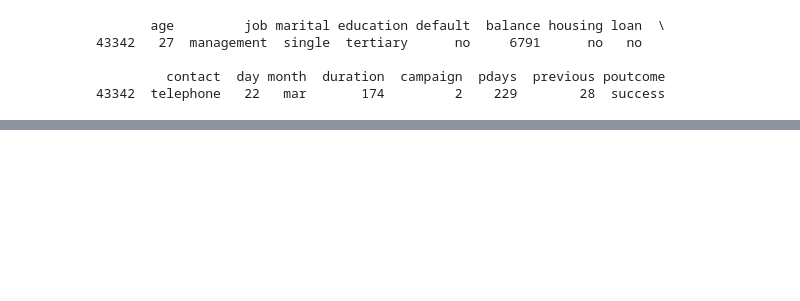
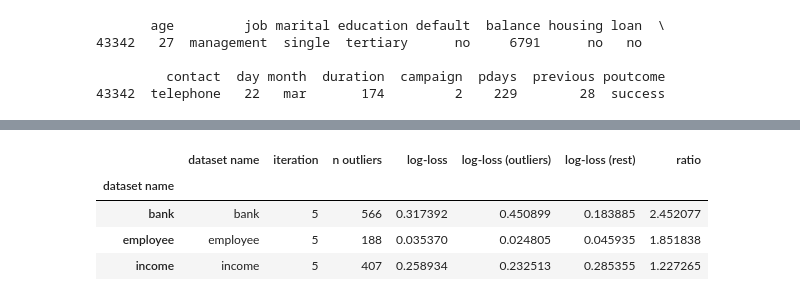
Before and after one commit to cagBRT/Data, a Jupyter notebook: 5b_Outliers_Detection.ipynb, the cells around one changed output, grey strips where cells are left out. Saved outputs shown, nothing was run; the diff lists cells and outputs as text; code cells hidden in the pictures; blank space fills up the shorter version.

```diff
--- a/5b_Outliers_Detection.ipynb
+++ b/5b_Outliers_Detection.ipynb
@@ -577,7 +608,14 @@ for dataset_name in tqdm(dataset_names):
 # %%
 results_agg = pd.DataFrame(results).groupby("dataset name").agg({ "dataset name": lambda x: x.values[0], "iteration": lambda x: len(x), "n outliers": np.min, "log-loss": np.mean, "log-loss (outliers)": np.mean, "log-loss (rest)": np.mean, })
 results_agg["ratio"] = np.maximum(results_agg["log-loss (outliers)"], results_agg["log-loss (rest)"]) / np.minimum(results_agg["log-loss (outliers)"], results_agg["log-loss (rest)"])
 results_agg = results_agg.sort_values("ratio", ascending=False)
+results_agg
+# %% [output]
+|  | dataset name | iteration | n outliers | log-loss | log-loss (outliers) | log-loss (rest) | ratio |
+| dataset name |  |  |  |  |  |  |  |
+| bank | bank | 5 | 566 | 0.317392 | 0.450899 | 0.183885 | 2.452077 |
+| employee | employee | 5 | 188 | 0.035370 | 0.024805 | 0.045935 | 1.851838 |
+| income | income | 5 | 407 | 0.258934 | 0.232513 | 0.285355 | 1.227265 |
 # %%
 results_agg.loc[:,["log-loss","log-loss (outliers)","log-loss (rest)"]].round(3).style.apply(lambda x: ["background: red" if (v > results_agg["log-loss"].iloc[e] and x.name =="log-loss (outliers)") else ("background: lightgreen"
                                                                                                                                                                                                                if x.name=="log-loss (outliers)" else "") for e, v in enumerate(x)])
```
Also changed, not shown: parts of 23 cells of this notebook.
